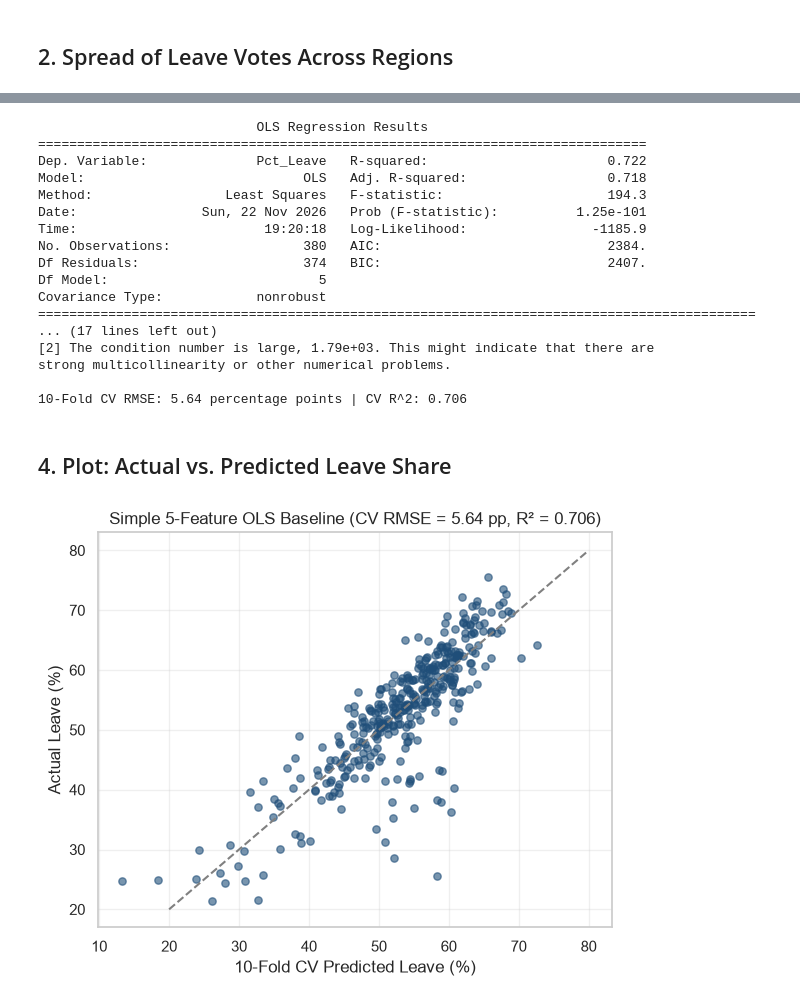
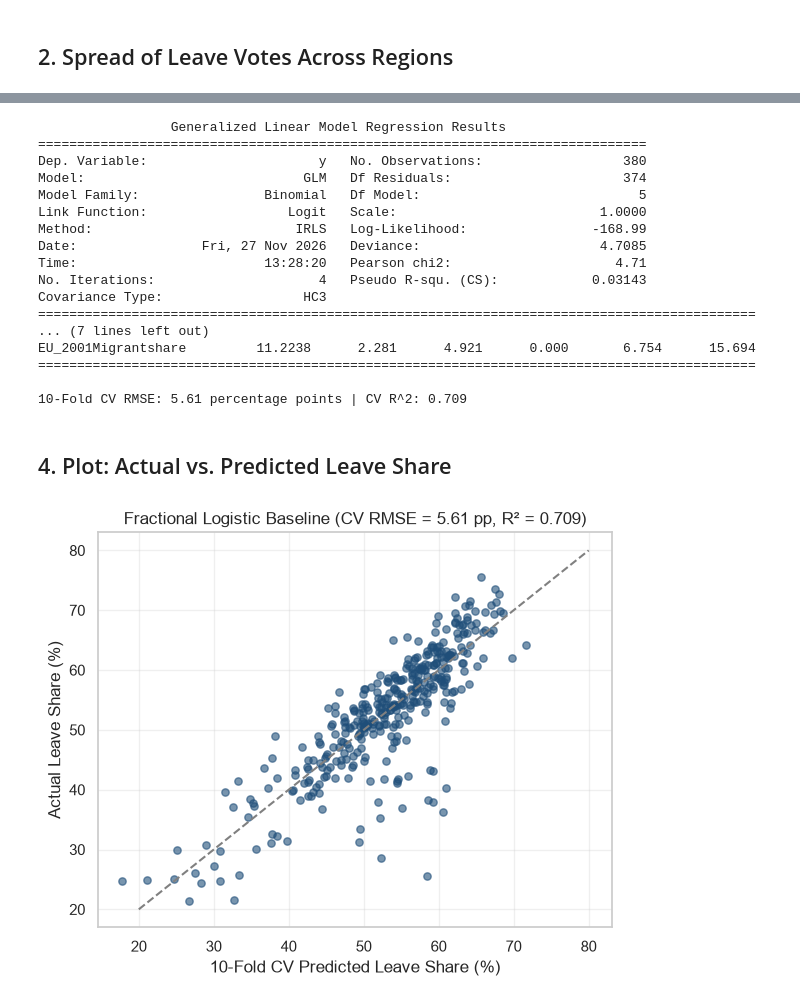
Before and after one commit to DataCon10/stat-inference-final-project, a Jupyter notebook: notebooks/01_baseline_exploration.ipynb, the cells around one changed output, grey strips where cells are left out. Drawn from its saved outputs; the diff is of its cells as text; code cells hidden in the pictures.

Commit message:
Updated baseline model to use logistic proportional regression on 5 simple covariates

```diff
--- a/notebooks/01_baseline_exploration.ipynb
+++ b/notebooks/01_baseline_exploration.ipynb
@@ -96,8 +114,8 @@ $$\text{Pct\_Leave}_i = \beta_0 + \beta_1 \text{Degree}_i + \beta_2 \text{Age60+
 # %%
+import numpy as np
 import statsmodels.api as sm
-from sklearn.linear_model import LinearRegression
 from sklearn.metrics import r2_score, root_mean_squared_error
-from sklearn.model_selection import KFold, cross_val_predict
+from sklearn.model_selection import KFold
 
 FEATURES = [
     "quall4plus_2001_sh",        # % with university degree
@@ -107,51 +125,54 @@ FEATURES = [
     "EU_2001Migrantshare",       # % EU migrants (2001)
 ]
 
-X = df[FEATURES]
-y = df["Pct_Leave"]
+X = sm.add_constant(df[FEATURES])
+y = df["Leave"] / df["Valid_Votes"]  # continuous Leave proportion in (0, 1)
 
-# 1) Classic OLS table (coefficients, SEs, p-values, R^2)
-ols = sm.OLS(y, sm.add_constant(X)).fit()
-print(ols.summary())
+# 1) Fractional Logistic Regression (Papke & Wooldridge QMLE with HC3 robust SEs)
+flogit = sm.GLM(y, X, family=sm.families.Binomial()).fit(cov_type="HC3")
+print(flogit.summary())
 
-# 2) 10-fold cross-validated prediction error
+# 2) 10-fold cross-validated prediction error (in percentage points)
 cv = KFold(n_splits=10, shuffle=True, random_state=42)
-cv_pred = cross_val_predict(LinearRegression(), X, y, cv=cv)
-cv_rmse = root_mean_squared_error(y, cv_pred)
+cv_pred = np.zeros(len(df))
+for tr, te in cv.split(X):
+    fit_fold = sm.GLM(y.iloc[tr], X.iloc[tr], family=sm.families.Binomial()).fit()
+    cv_pred[te] = fit_fold.predict(X.iloc[te])
+
+cv_rmse_pp = root_mean_squared_error(y * 100, cv_pred * 100)
 cv_r2 = r2_score(y, cv_pred)
-
-print(f"\n10-Fold CV RMSE: {cv_rmse:.2f} percentage points | CV R^2: {cv_r2:.3f}")
+print(f"\n10-Fold CV RMSE: {cv_rmse_pp:.2f} percentage points | CV R^2: {cv_r2:.3f}")
 # %% [output]
-                            OLS Regression Results
+                 Generalized Linear Model Regression Results
 ==============================================================================
-Dep. Variable:              Pct_Leave   R-squared:                       0.722
-Model:                            OLS   Adj. R-squared:                  0.718
-Method:                 Least Squares   F-statistic:                     194.3
-Date:                Sun, 22 Nov 2026   Prob (F-statistic):          1.25e-101
-Time:                        19:20:18   Log-Likelihood:                -1185.9
-No. Observations:                 380   AIC:                             2384.
-Df Residuals:                     374   BIC:                             2407.
-Df Model:                           5
-Covariance Type:            nonrobust
+Dep. Variable:                      y   No. Observations:                  380
+Model:                            GLM   Df Residuals:                      374
+Model Family:                Binomial   Df Model:                            5
+Link Function:                  Logit   Scale:                          1.0000
+Method:                          IRLS   Log-Likelihood:                -168.99
+Date:                Fri, 27 Nov 2026   Deviance:                       4.7085
+Time:                        13:28:20   Pearson chi2:                     4.71
+No. Iterations:                     4   Pseudo R-squ. (CS):            0.03143
+Covariance Type:                  HC3
 ============================================================================================
-... (17 lines left out)
-[2] The condition number is large, 1.79e+03. This might indicate that there are
-strong multicollinearity or other numerical problems.
+... (7 lines left out)
+EU_2001Migrantshare         11.2238      2.281      4.921      0.000       6.754      15.694
+============================================================================================
 
-10-Fold CV RMSE: 5.64 percentage points | CV R^2: 0.706
+10-Fold CV RMSE: 5.61 percentage points | CV R^2: 0.709
 # %% [markdown]
 ## 4. Plot: Actual vs. Predicted Leave Share
 # %%
 import matplotlib.pyplot as plt
 
 fig, ax = plt.subplots(figsize=(6, 5))
-ax.scatter(cv_pred, y, alpha=0.6, s=28, color="#1f4e79")
+ax.scatter(cv_pred * 100, y * 100, alpha=0.6, s=28, color="#1f4e79")
 ax.plot([20, 80], [20, 80], "--", color="gray")
-ax.set_xlabel("10-Fold CV Predicted Leave (%)")
-ax.set_ylabel("Actual Leave (%)")
-ax.set_title(f"Simple 5-Feature OLS Baseline (CV RMSE = {cv_rmse:.2f} pp, R² = {cv_r2:.3f})")
+ax.set_xlabel("10-Fold CV Predicted Leave Share (%)")
+ax.set_ylabel("Actual Leave Share (%)")
+ax.set_title(f"Fractional Logistic Baseline (CV RMSE = {cv_rmse_pp:.2f} pp, R² = {cv_r2:.3f})")
 ax.grid(True, alpha=0.3)
 plt.tight_layout()
 plt.show()
 # %% [output]
-[figure, old version]
+[figure, new version]
```
Also changed, not shown: parts of 6 cells of this notebook.
